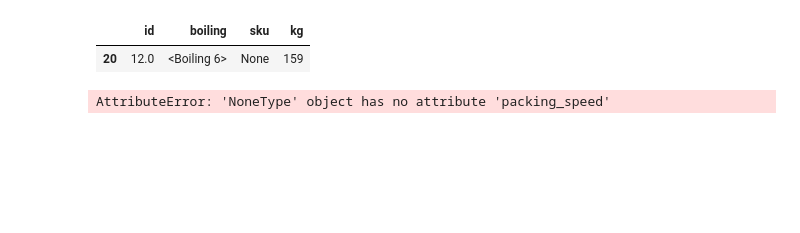
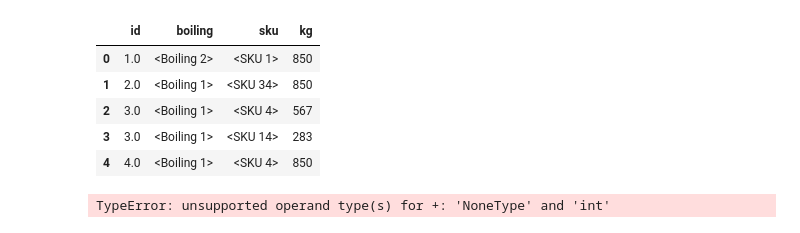
Before and after one commit to nkrokhmal/umalat, a Jupyter notebook: research/akadaner/2020.12.09 algo.ipynb, the cells around one changed output. Saved outputs shown, nothing was run; the diff lists cells and outputs as text; code cells hidden in the pictures; blank space fills up the shorter version.

```diff
--- a/research/akadaner/2020.12.09 algo.ipynb
+++ b/research/akadaner/2020.12.09 algo.ipynb
@@ -9,17 +10,19 @@ os.environ['PROJECT_PATH'] = r'C:\Users\Mi\Desktop\code\git\2020.10-umalat\umala
 sys.path.append(os.environ['PROJECT_PATH'])
 from app.interactive_imports import *
-# %%
-boiling_plan_df[boiling_plan_df['sku'].isnull()]
-# %% [output]
-|  | id | boiling | sku | kg |
-| 20 | 12.0 | <Boiling 6> | None | 159 |
 # %%
 boiling_plan_df = pd.read_csv('2020.12.13 boiling_plan.csv')
-boiling_plan_df['boiling'] = boiling_plan_df['boiling'].apply(lambda b_id: cast_boiling(b_id))
-boiling_plan_df['sku'] = boiling_plan_df['sku'].apply(lambda sku: cast_sku(sku))
-root = make_schedule(boiling_plan_df)
-wb = draw_workbook(root, mode='prod')
-wb.save('output.xlsx')
-open_file_in_os('output.xlsx')
+boiling_plan_df['boiling'] = boiling_plan_df['boiling'].apply(cast_boiling)
+boiling_plan_df['sku'] = boiling_plan_df['sku'].apply(cast_sku)
+boiling_plan_df.head()
 # %% [output]
-AttributeError: 'NoneType' object has no attribute 'packing_speed'
+|  | id | boiling | sku | kg |
+| 0 | 1.0 | <Boiling 2> | <SKU 1> | 850 |
+| 1 | 2.0 | <Boiling 1> | <SKU 34> | 850 |
+| 2 | 3.0 | <Boiling 1> | <SKU 4> | 567 |
+| 3 | 3.0 | <Boiling 1> | <SKU 14> | 283 |
+| 4 | 4.0 | <Boiling 1> | <SKU 4> | 850 |
+# %%
+cheese_maker_lines = {str(i): Block('cheese_maker', i=i) for i in range(4)}
+cheese_maker_lines
+# %% [output]
+TypeError: unsupported operand type(s) for +: 'NoneType' and 'int'
```
Also changed, not shown: parts of 19 cells of this notebook, 5 other files.
